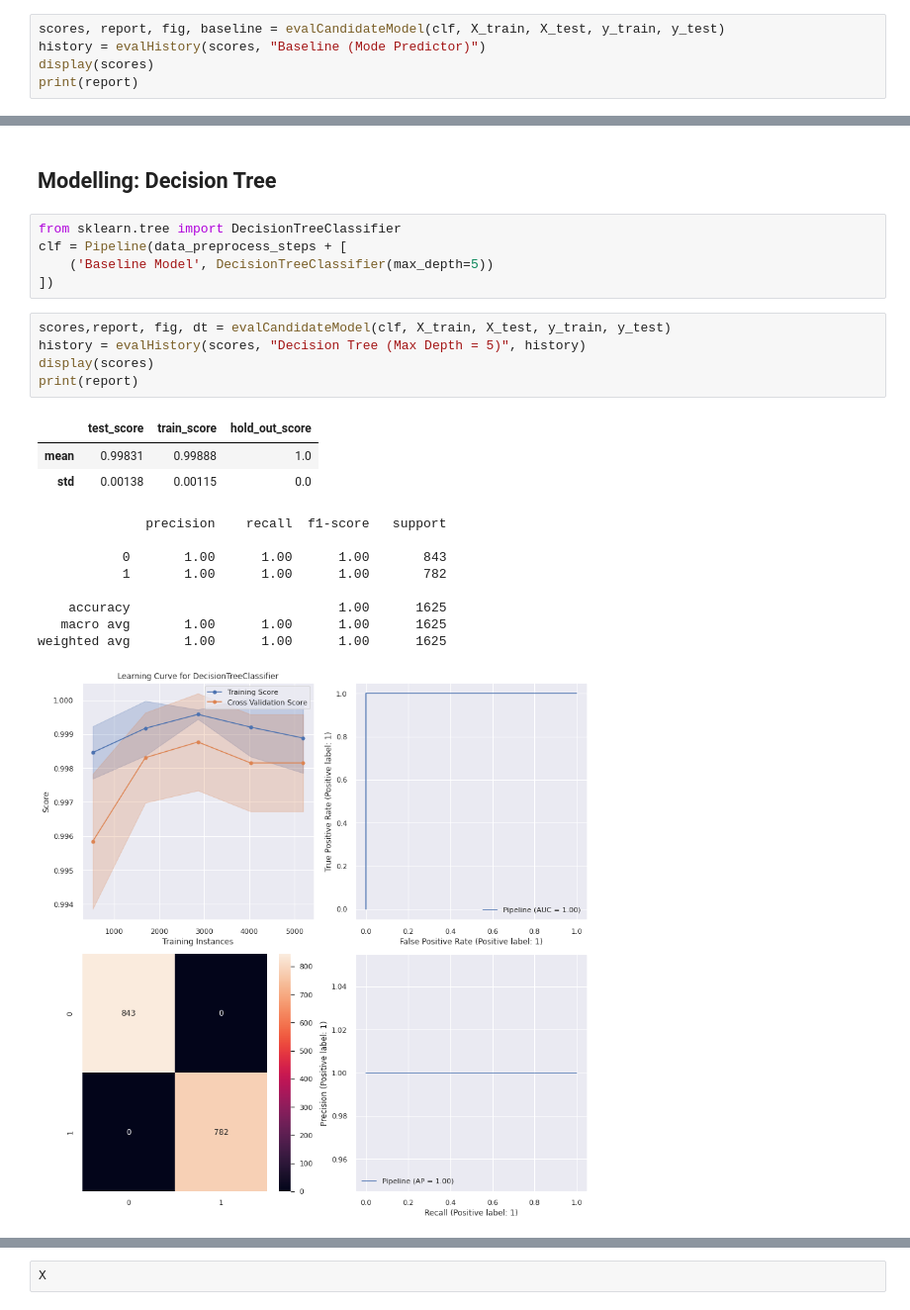
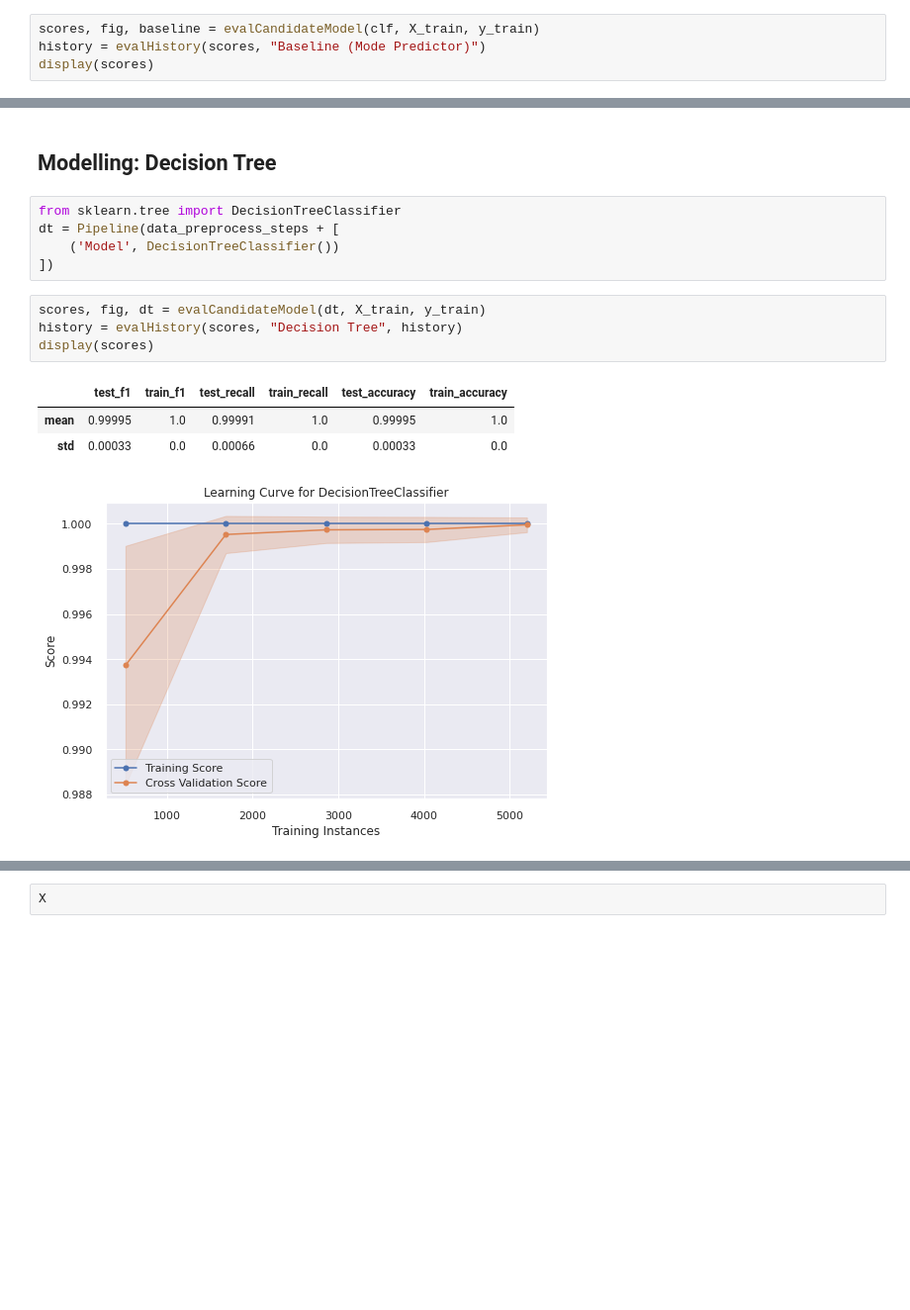
Before and after one commit to Tien-Cheng/AI-and-Machine-Learning--ST1511-, a Jupyter notebook: Assignment 1/classification/mushroom_v1.ipynb, the cells around one changed output, grey strips where cells are left out. Shown at 99% size. Saved outputs shown, nothing was run; the diff lists cells and outputs as text; blank space fills up the shorter version.

```diff
--- a/Assignment 1/classification/mushroom_v1.ipynb
+++ b/Assignment 1/classification/mushroom_v1.ipynb
@@ -429,8 +469,7 @@ def evalHistory(new_score, model_name, history = None):
     history = history.append(new_score)
     return history
 # %%
-scores, report, fig, baseline = evalCandidateModel(clf, X_train, X_test, y_train, y_test)
+scores, fig, baseline = evalCandidateModel(clf, X_train, y_train)
 history = evalHistory(scores, "Baseline (Mode Predictor)")
 display(scores)
-print(report)
 # %% [output]
@@ -457,27 +488,18 @@ The baseline classifier is effectively equivilent to flipping a coin to decide i
 ## Modelling: Decision Tree
 # %%
 from sklearn.tree import DecisionTreeClassifier
-clf = Pipeline(data_preprocess_steps + [
-    ('Baseline Model', DecisionTreeClassifier(max_depth=5))
+dt = Pipeline(data_preprocess_steps + [
+    ('Model', DecisionTreeClassifier())
 ])
 # %%
-scores,report, fig, dt = evalCandidateModel(clf, X_train, X_test, y_train, y_test)
-history = evalHistory(scores, "Decision Tree (Max Depth = 5)", history)
+scores, fig, dt = evalCandidateModel(dt, X_train, y_train)
+history = evalHistory(scores, "Decision Tree", history)
 display(scores)
-print(report)
 # %% [output]
-|  | test_score | train_score | hold_out_score |
-| mean | 0.99831 | 0.99888 | 1.0 |
-| std | 0.00138 | 0.00115 | 0.0 |
+|  | test_f1 | train_f1 | test_recall | train_recall | test_accuracy | train_accuracy |
+| mean | 0.99995 | 1.0 | 0.99991 | 1.0 | 0.99995 | 1.0 |
+| std | 0.00033 | 0.0 | 0.00066 | 0.0 | 0.00033 | 0.0 |
-              precision    recall  f1-score   support
-
-           0       1.00      1.00      1.00       843
-           1       1.00      1.00      1.00       782
-
-    accuracy                           1.00      1625
-   macro avg       1.00      1.00      1.00      1625
-weighted avg       1.00      1.00      1.00      1625
-[figure, old version]
+[figure, new version]
 # %%
 tree = dt[-1]
 feature_names = dt[-2].get_feature_names(X.columns)
```
Also changed, not shown: parts of 59 cells of this notebook, 9 other files.
